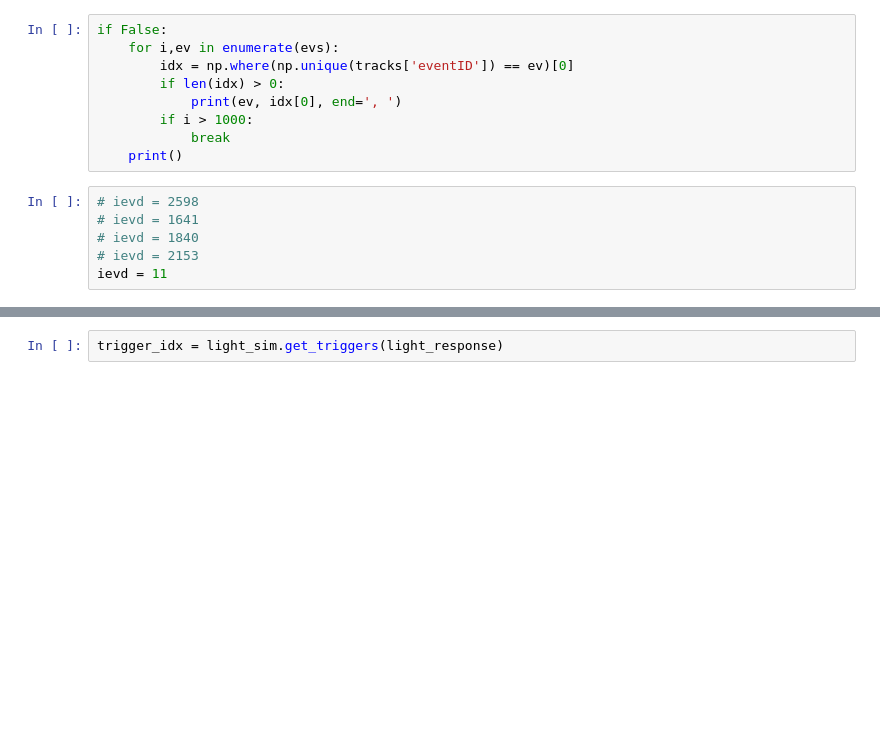
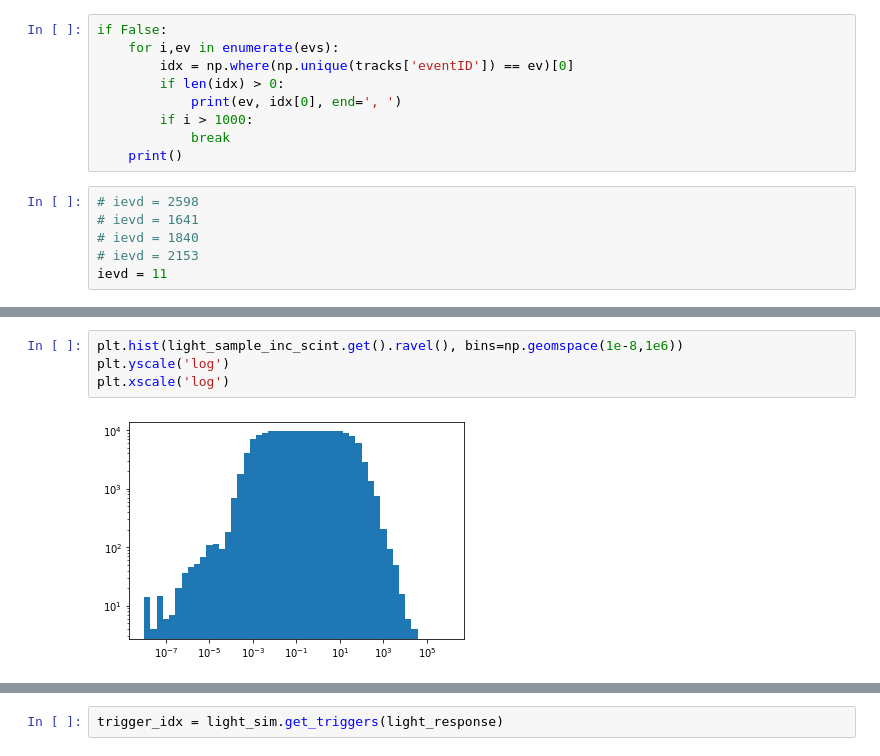
Before and after one commit to DUNE/larnd-sim, a Jupyter notebook: examples/Light signals.ipynb, the cells around one changed output, grey strips where cells are left out. Drawn from its saved outputs; the diff is of its cells as text; blank space fills up the shorter version.

```diff
--- a/examples/Light signals.ipynb
+++ b/examples/Light signals.ipynb
@@ -566,3 +583,9 @@ plt.axhline(71.5, color='k', lw=1)
+# %%
+plt.hist(light_sample_inc_scint.get().ravel(), bins=np.geomspace(1e-8,1e6))
+plt.yscale('log')
+plt.xscale('log')
+# %% [output]
+[figure, added]
 # %%
 plt.figure(dpi=100)
 plt.imshow(light_sample_inc_disc.get(), cmap='Reds',
```
Also changed, not shown: parts of 21 cells of this notebook, 3 other files.
